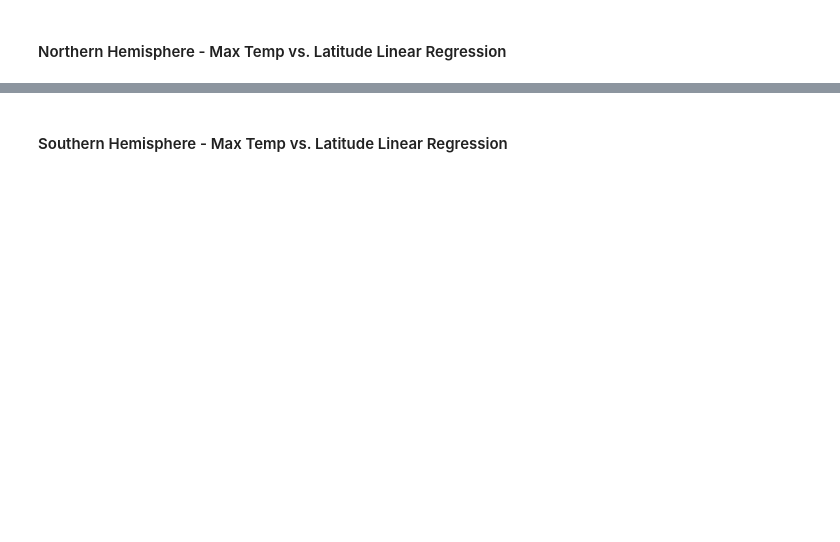
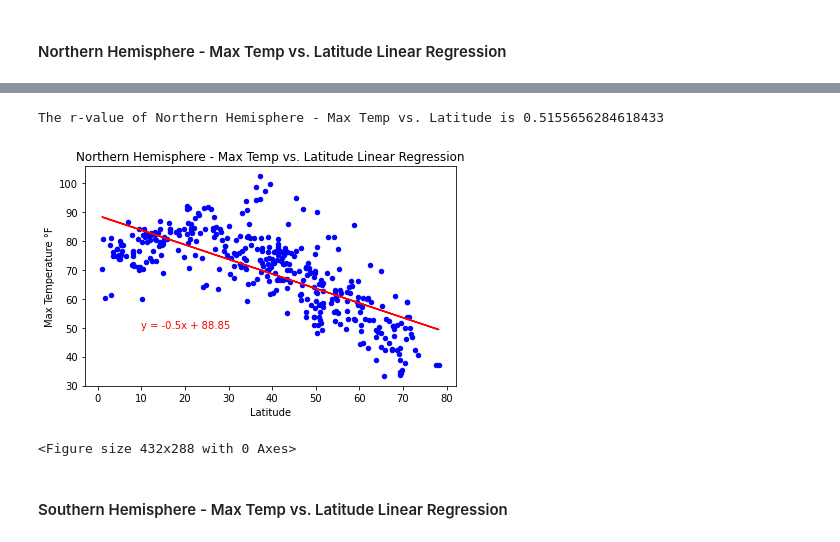
Before and after one commit to csong2020/python-api-challenge, a Jupyter notebook: WeatherPy.ipynb, the cells around one changed output, grey strips where cells are left out. Saved outputs shown, nothing was run; the diff lists cells and outputs as text; code cells hidden in the pictures; blank space fills up the shorter version.

```diff
--- a/WeatherPy.ipynb
+++ b/WeatherPy.ipynb
@@ -410,2 +383,26 @@ The r-value is: 0.46937863826630627
+# %%
+## filter your main dataframe where LAT>0 for Northern, LAT<0 for Southern hemispheres
+
+#index 0 = max temp
+
+#defining the northern regression scatter plot graph and creating a regression line
+northern_hemisphere_df.plot.scatter(x = "Lat", y = "Max Temp", marker = "o", color = "blue")
+
+#prints the r-value of this line
+print(f'The r-value of Northern Hemisphere - Max Temp vs. Latitude is {r_value_n[0]}')
+
+plt.xlabel("Latitude")
+plt.ylabel("Max Temperature °F")
+plt.title("Northern Hemisphere - Max Temp vs. Latitude Linear Regression")
+line_equation = "y = " + str(round(slope_n[0], 2)) + "x + " + str(round(intercept_n[0], 2))
+plt.annotate(line_equation, (10,50), color = "red")
+plt.plot(x_axis_n, regression_n[0], "red")
+plt.tight_layout()
+plt.show()
+plt.savefig('graphs/Northern_Hemisphere_Latitude_vs_Temperature_Linear_Regression.png')
+# %% [output]
+The r-value of Northern Hemisphere - Max Temp vs. Latitude is 0.5155656284618433
+[figure, added]
+<Figure size 432x288 with 0 Axes>
 # %% [markdown]
 ####  Southern Hemisphere - Max Temp vs. Latitude Linear Regression
```
Also changed, not shown: parts of 32 cells of this notebook, 16 other files.
